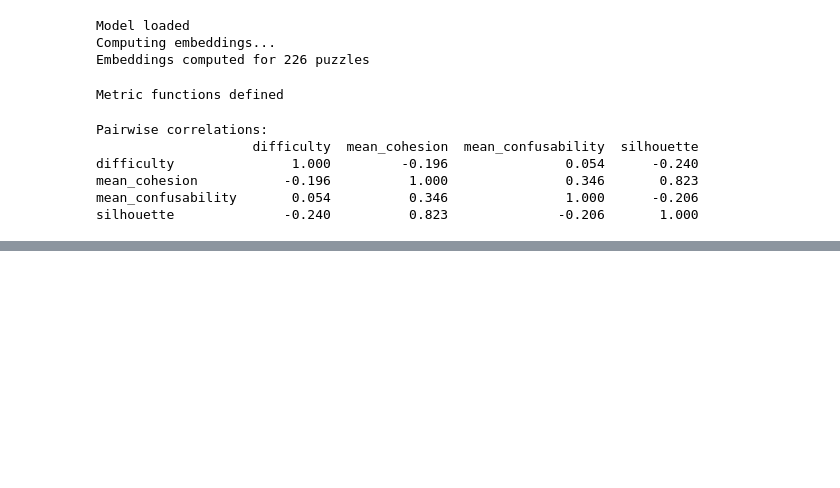
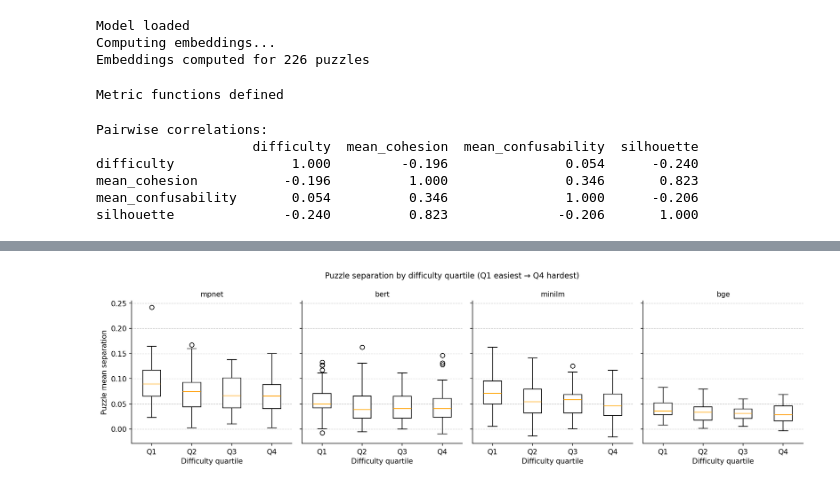
Before and after one commit to benburda/nyt-connections-thesis, a Jupyter notebook: notebooks/02_analysis.ipynb, the cells around one changed output, grey strips where cells are left out. Cells and saved outputs as stored; diff of their text form; code cells hidden in the pictures; blank space fills up the shorter version.

```diff
--- a/notebooks/02_analysis.ipynb
+++ b/notebooks/02_analysis.ipynb
@@ -162,0 +332,12 @@ silhouette              -0.240          0.823              -0.206       1.000
+# %%
+# ── Load all four embedding models ───────────────────────────────────
+print("Loading models... this may take a few minutes")
+
+models = {
+    "mpnet": SentenceTransformer("all-mpnet-base-v2"),
+    "bert":  SentenceTransformer("bert-base-nli-mean-tokens"),
+    "minilm": SentenceTransformer("all-MiniLM-L6-v2"),
+    "bge":   SentenceTransformer("BAAI/bge-small-en-v1.5"),
+}
+
+print("All models loaded")
@@ -162,0 +425,30 @@ silhouette              -0.240          0.823              -0.206       1.000
+# %%
+# ── Figure 4.6: Separation by difficulty quartile ────────────────────
+model_df["quartile"] = model_df.groupby("model")["difficulty"].transform(
+    lambda x: pd.qcut(x, 4, labels=["Q1", "Q2", "Q3", "Q4"])
+)
+
+model_order = ["mpnet", "bert", "minilm", "bge"]
+fig, axes = plt.subplots(1, 4, figsize=(14, 4), sharey=True)
+fig.suptitle("Puzzle separation by difficulty quartile (Q1 easiest → Q4 hardest)", fontsize=11)
+
+for ax, model_name in zip(axes, model_order):
+    mdf = model_df[model_df["model"] == model_name]
+    data = [mdf[mdf["quartile"] == q]["separation"].values for q in ["Q1", "Q2", "Q3", "Q4"]]
+    bp = ax.boxplot(data, labels=["Q1", "Q2", "Q3", "Q4"], patch_artist=True)
+    for patch in bp["boxes"]:
+        patch.set_facecolor("white")
+    for median in bp["medians"]:
+        median.set_color("orange")
+    ax.set_title(model_name, fontsize=10)
+    ax.set_xlabel("Difficulty quartile")
+    if ax == axes[0]:
+        ax.set_ylabel("Puzzle mean separation")
+    ax.yaxis.grid(True, linestyle="--", linewidth=0.7, alpha=0.7)
+    ax.set_axisbelow(True)
+
+plt.tight_layout()
+plt.savefig("../results/fig4_6_separation_by_quartile.png", dpi=150, bbox_inches="tight")
+plt.show()
+# %% [output]
+[figure, added]
```
Also changed, not shown: parts of 16 cells of this notebook, 13 other files.
